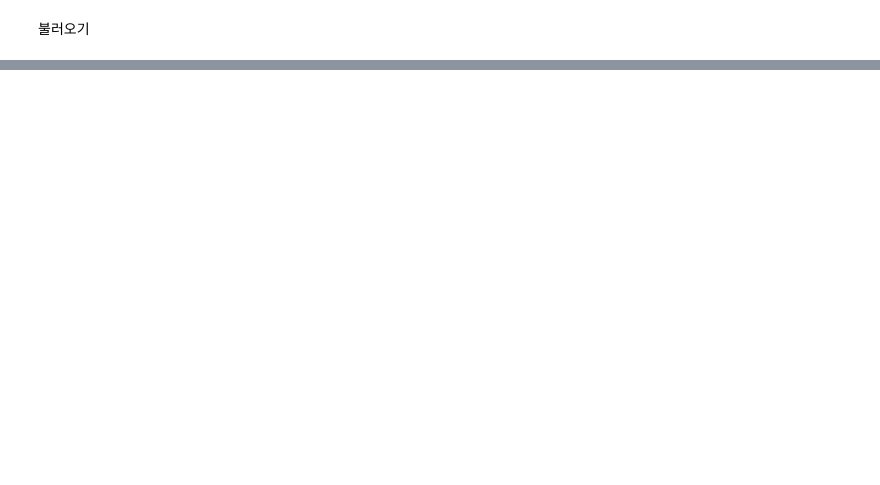
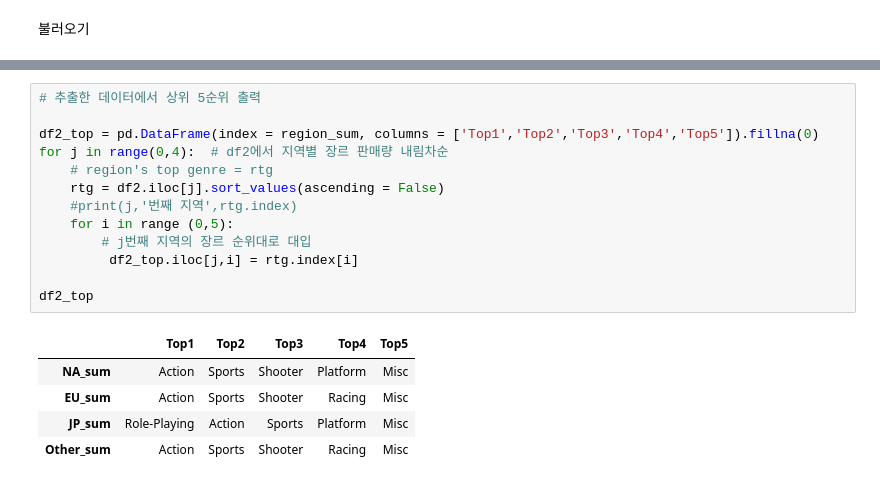
Before and after one commit to wisesprout/video-game-sales-analysis, a Jupyter notebook: Project1.ipynb, the cells around one changed output, grey strips where cells are left out. Saved outputs shown, nothing was run; the diff lists cells and outputs as text; blank space fills up the shorter version.

```diff
--- a/Project1.ipynb
+++ b/Project1.ipynb
@@ -54,0 +148,19 @@ df['Platform'].value_counts()
+# %%
+# 추출한 데이터에서 상위 5순위 출력
+
+df2_top = pd.DataFrame(index = region_sum, columns = ['Top1','Top2','Top3','Top4','Top5']).fillna(0)
+for j in range(0,4):  # df2에서 지역별 장르 판매량 내림차순
+    # region's top genre = rtg
+    rtg = df2.iloc[j].sort_values(ascending = False)
+    #print(j,'번째 지역',rtg.index)
+    for i in range (0,5):
+        # j번째 지역의 장르 순위대로 대입
+         df2_top.iloc[j,i] = rtg.index[i]
+
+df2_top
+# %% [output]
+|  | Top1 | Top2 | Top3 | Top4 | Top5 |
+| NA_sum | Action | Sports | Shooter | Platform | Misc |
+| EU_sum | Action | Sports | Shooter | Racing | Misc |
+| JP_sum | Role-Playing | Action | Sports | Platform | Misc |
+| Other_sum | Action | Sports | Shooter | Racing | Misc |
```
Also changed, not shown: parts of 18 cells of this notebook.
